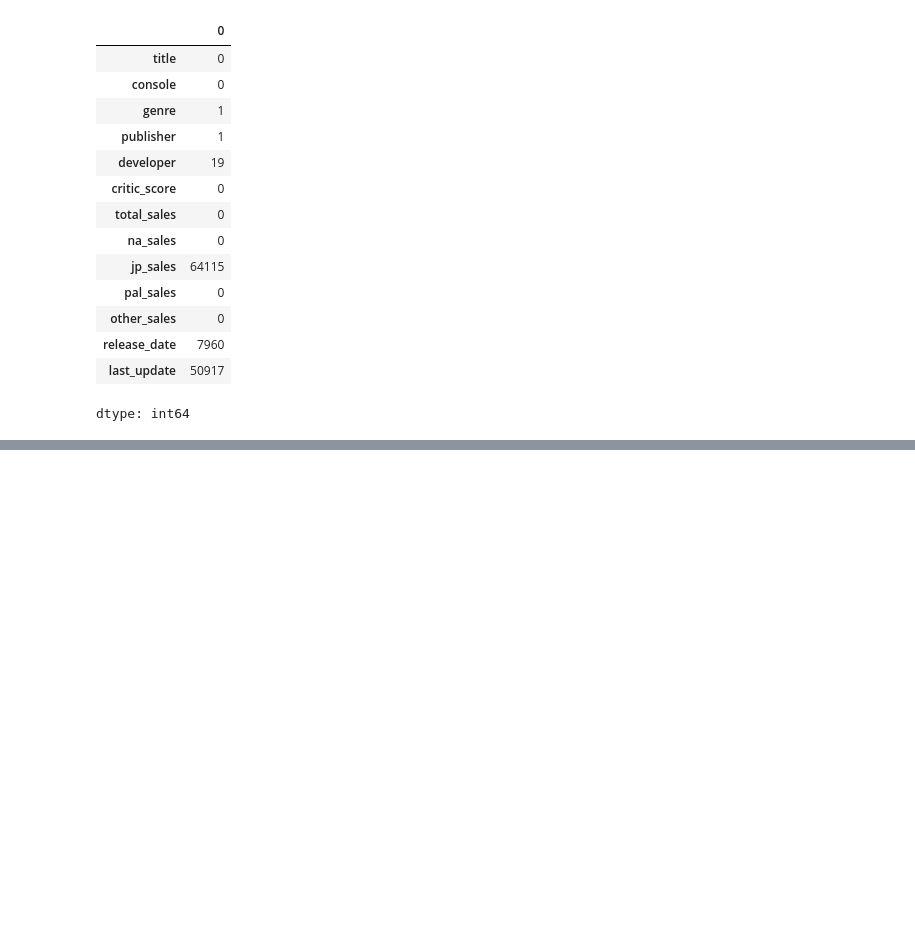
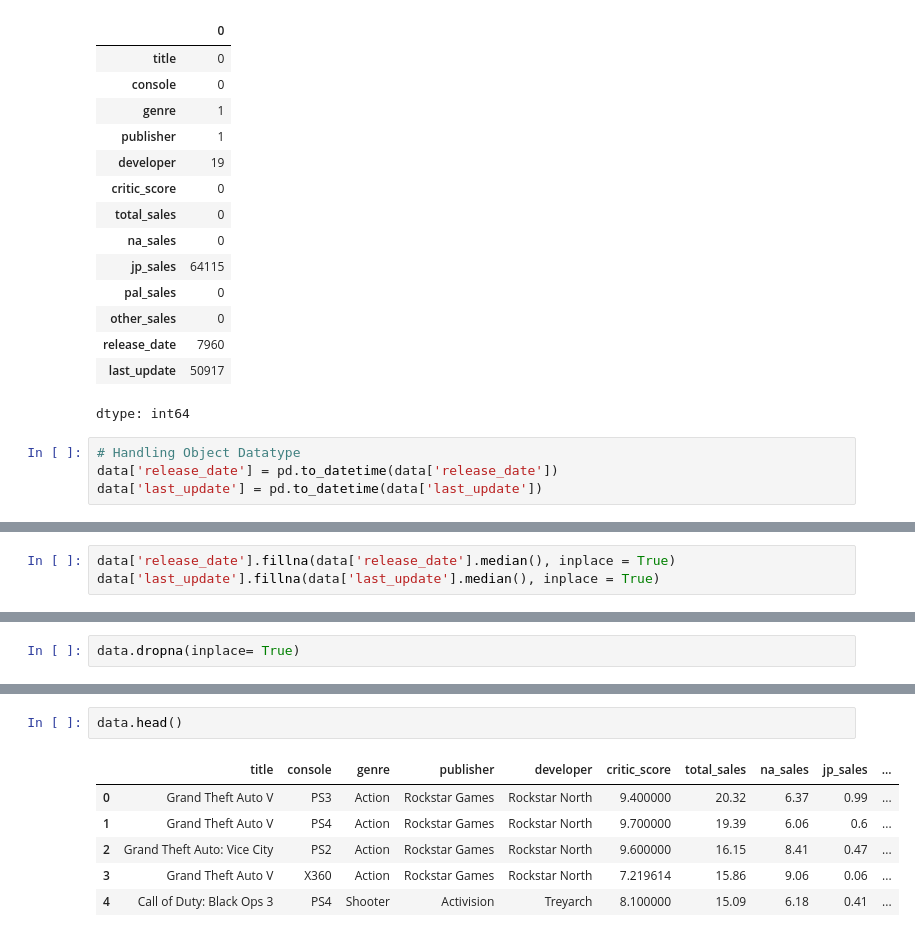
Before and after one commit to ajithajith72389/Video-Game-Sales-Analysis, a Jupyter notebook: Video_Game_Sales_Analysis.ipynb, the cells around one changed output, grey strips where cells are left out. Cells and saved outputs as stored; diff of their text form; blank space fills up the shorter version.

Commit message:
Data Cleaning

```diff
--- a/Video_Game_Sales_Analysis.ipynb
+++ b/Video_Game_Sales_Analysis.ipynb
@@ -102,3 +100,7 @@ data.isna().sum()
 | release_date | 7960 |
 | last_update | 50917 |
 dtype: int64
+# %%
+# Handling Object Datatype
+data['release_date'] = pd.to_datetime(data['release_date'])
+data['last_update'] = pd.to_datetime(data['last_update'])
@@ -104,0 +130,3 @@ dtype: int64
+# %%
+data['release_date'].fillna(data['release_date'].median(), inplace = True)
+data['last_update'].fillna(data['last_update'].median(), inplace = True)
@@ -104,0 +151,2 @@ dtype: int64
+# %%
+data.dropna(inplace= True)
@@ -104,0 +171,9 @@ dtype: int64
+# %%
+data.head()
+# %% [output]
+|  | title | console | genre | publisher | developer | critic_score | total_sales | na_sales | jp_sales | ... |
+| 0 | Grand Theft Auto V | PS3 | Action | Rockstar Games | Rockstar North | 9.400000 | 20.32 | 6.37 | 0.99 | ... |
+| 1 | Grand Theft Auto V | PS4 | Action | Rockstar Games | Rockstar North | 9.700000 | 19.39 | 6.06 | 0.6 | ... |
+| 2 | Grand Theft Auto: Vice City | PS2 | Action | Rockstar Games | Rockstar North | 9.600000 | 16.15 | 8.41 | 0.47 | ... |
+| 3 | Grand Theft Auto V | X360 | Action | Rockstar Games | Rockstar North | 7.219614 | 15.86 | 9.06 | 0.06 | ... |
+| 4 | Call of Duty: Black Ops 3 | PS4 | Shooter | Activision | Treyarch | 8.100000 | 15.09 | 6.18 | 0.41 | ... |
```
Also changed, not shown: parts of 4 cells of this notebook.
